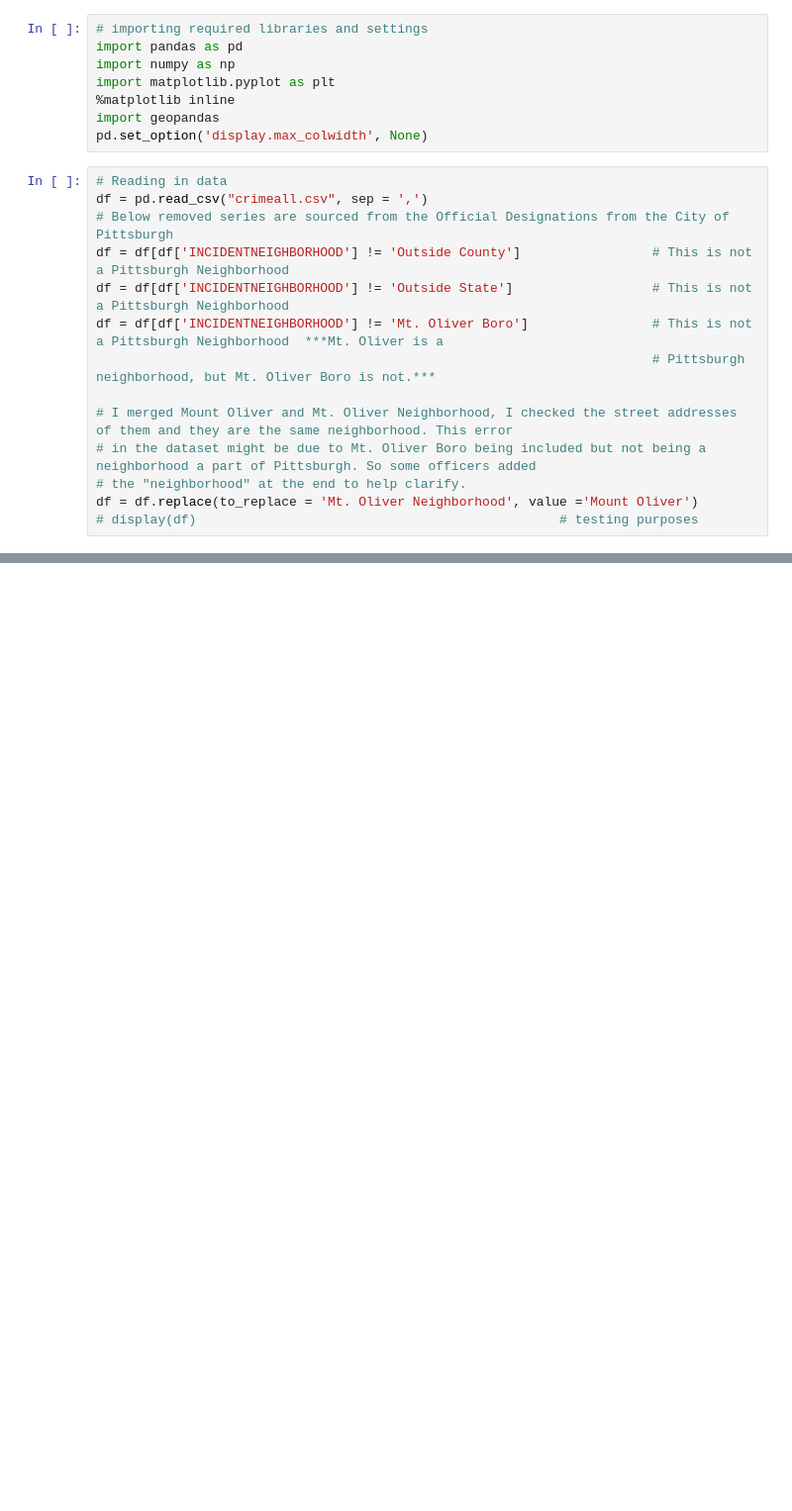
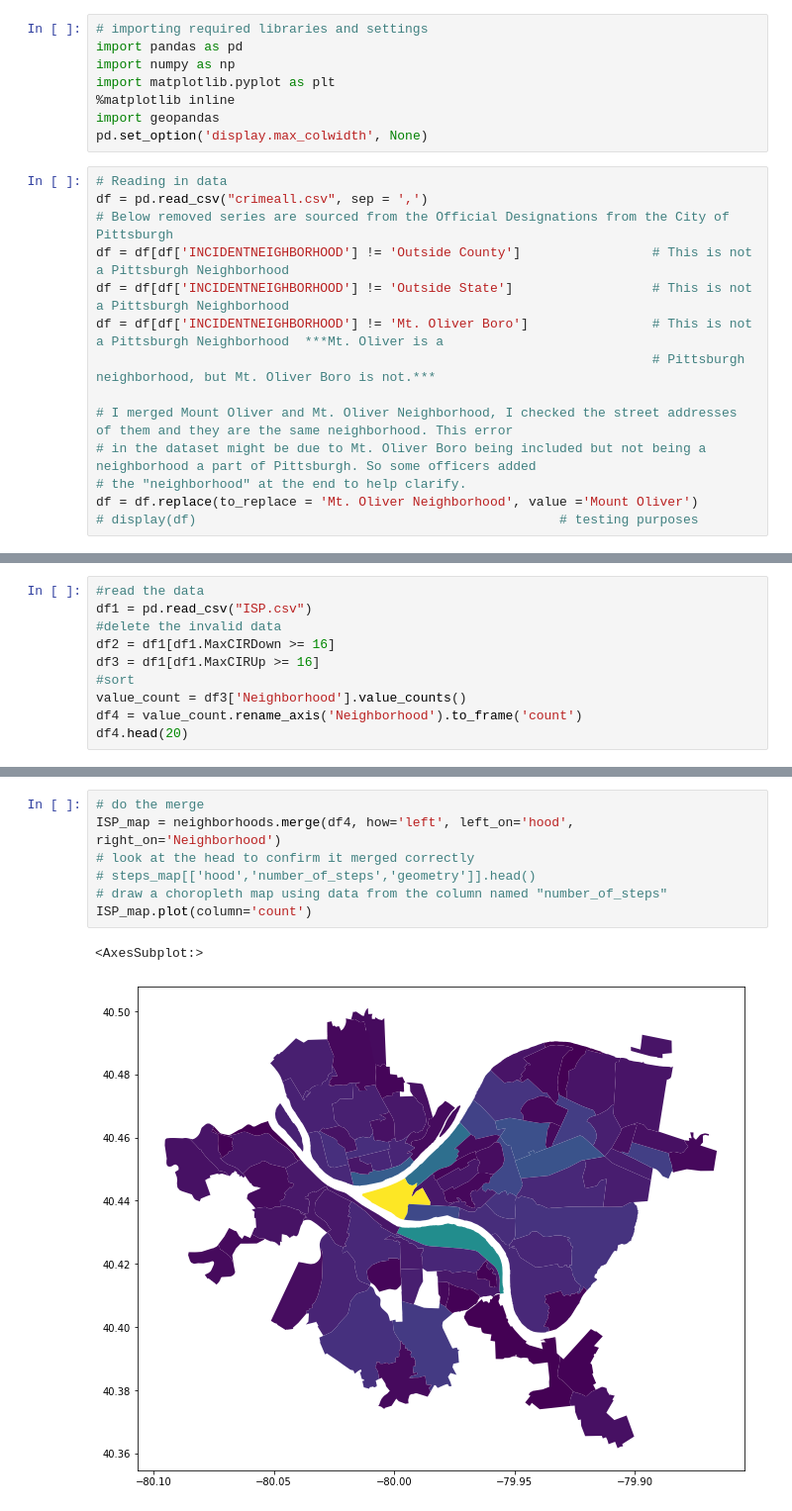
Before and after one commit to EddieTrey/CMPINF0010-Final-Project, a Jupyter notebook: Overall Notebook.ipynb, the cells around one changed output, grey strips where cells are left out. Shown at 99% size. Saved outputs shown, nothing was run; the diff lists cells and outputs as text; blank space fills up the shorter version.

```diff
--- a/Overall Notebook.ipynb
+++ b/Overall Notebook.ipynb
@@ -47,0 +50,10 @@ This data set had over 277000 rows of data, each representing 1 police incident
+# %%
+#read the data
+df1 = pd.read_csv("ISP.csv")
+#delete the invalid data
+df2 = df1[df1.MaxCIRDown >= 16]
+df3 = df1[df1.MaxCIRUp >= 16]
+#sort
+value_count = df3['Neighborhood'].value_counts()
+df4 = value_count.rename_axis('Neighborhood').to_frame('count')
+df4.head(20)
@@ -47,0 +85,10 @@ This data set had over 277000 rows of data, each representing 1 police incident
+# %%
+# do the merge
+ISP_map = neighborhoods.merge(df4, how='left', left_on='hood', right_on='Neighborhood')
+# look at the head to confirm it merged correctly
+# steps_map[['hood','number_of_steps','geometry']].head()
+# draw a choropleth map using data from the column named "number_of_steps"
+ISP_map.plot(column='count')
+# %% [output]
+<AxesSubplot:>
+[figure, added]
```
Also changed, not shown: parts of 7 cells of this notebook, 6 other files.
